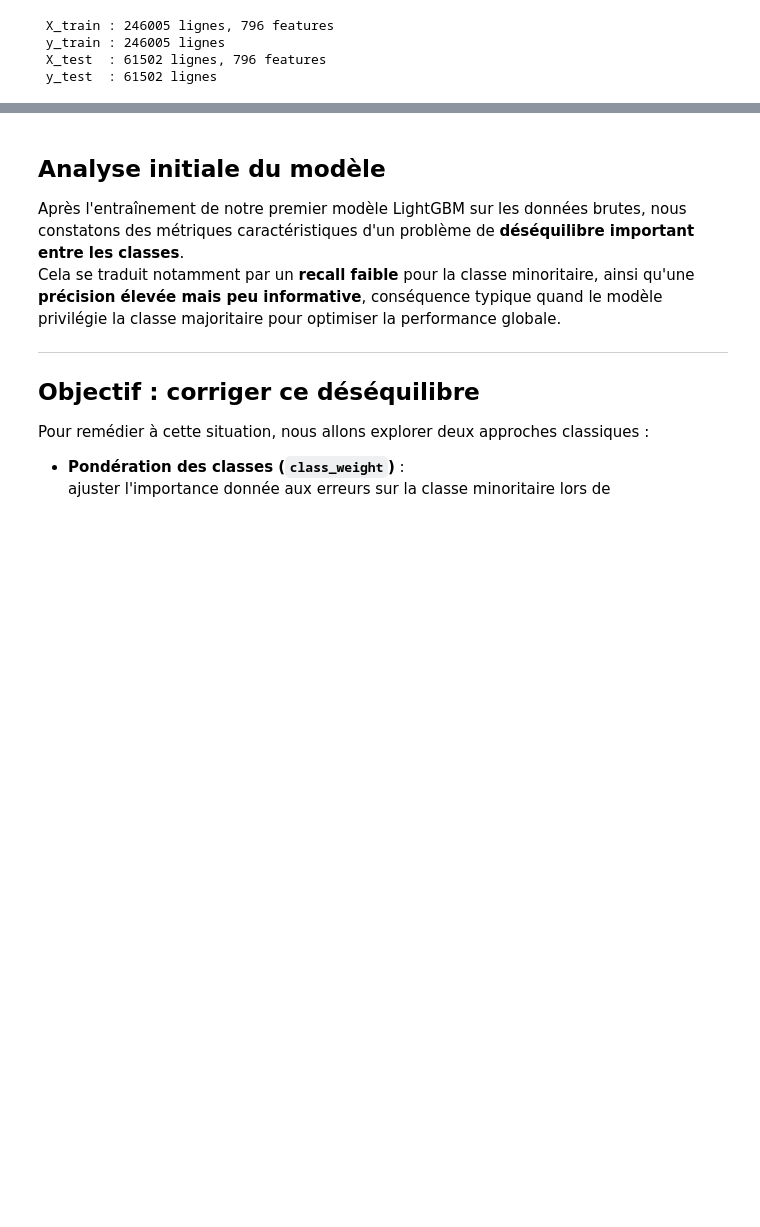
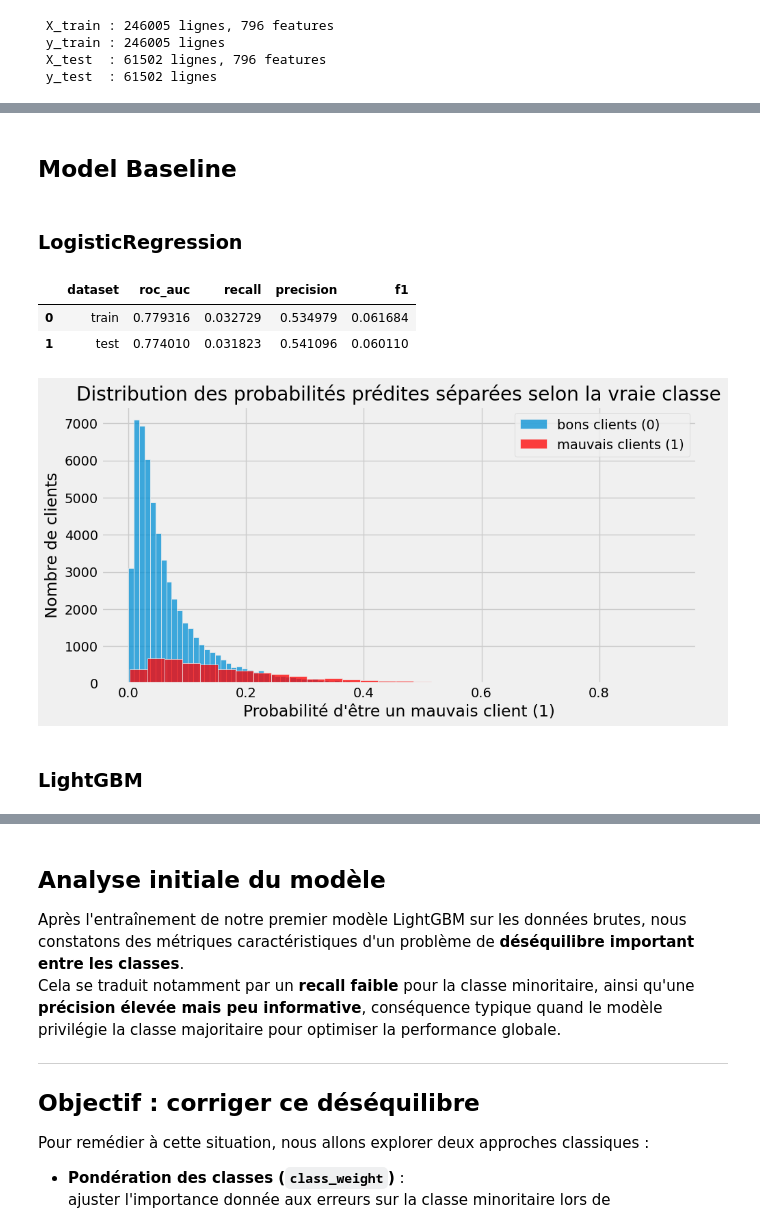
Before and after one commit to sabriatl/Dashboard-Prediction-du-risque-de-defaut-de-paiement, a Jupyter notebook: notebooks_projet/projet_7_notebook.ipynb, the cells around one changed output, grey strips where cells are left out. Cells and saved outputs as stored; diff of their text form; code cells hidden in the pictures; blank space fills up the shorter version.

```diff
--- a/notebooks_projet/projet_7_notebook.ipynb
+++ b/notebooks_projet/projet_7_notebook.ipynb
@@ -861,0 +848,4 @@ X
+# %% [markdown]
+## Model Baseline
+# %% [markdown]
+### LogisticRegression
@@ -862,3 +872,79 @@ X
+# %%
+# Entraînement + tracking MLflow
+with mlflow.start_run():
+
+    # Entraînement
+    pipeline.fit(X_train, y_train)
+
+    # Prédictions
+    y_proba = pipeline.predict_proba(X_test)[:, 1]
+    y_pred = pipeline.predict(X_test)
+
+    y_proba_train = pipeline.predict_proba(X_train)[:, 1]
+    y_pred_train = pipeline.predict(X_train)
+
+    # Calcul des métriques
+    auc = roc_auc_score(y_test, y_proba)
+    recall = recall_score(y_test, y_pred)
+    precision = precision_score(y_test, y_pred)
+    f1 = f1_score(y_test, y_pred)
+
+    auc_train = roc_auc_score(y_train, y_proba_train)
+    recall_train = recall_score(y_train, y_pred_train)
+    precision_train = precision_score(y_train, y_pred_train)
+    f1_train = f1_score(y_train, y_pred_train)
+
+    # Log des métriques
+    mlflow.log_metric("roc_auc", auc)
+    mlflow.log_metric("recall", recall)
+    mlflow.log_metric("precision", precision)
+    mlflow.log_metric("f1", f1)
+
+    mlflow.log_metric("roc_auc_train", auc_train)
+    mlflow.log_metric("recall_train", recall_train)
+    mlflow.log_metric("precision_train", precision_train)
+    mlflow.log_metric("f1_train", f1_train)
+
+    # Log des hyperparamètres du modèle
+    for param_name, value in pipeline.named_steps['model'].get_params().items():
+        mlflow.log_param(param_name, value)
+
+    # Log du pipeline complet (preprocessing + smote + modèle)
+    signature = infer_signature(X_train, pipeline.predict(X_train))
+    mlflow.sklearn.log_model(pipeline, name="pipeline", signature=signature, input_example=X_train.iloc[:5])
+
+    # Affichage des métriques
+    results = pd.DataFrame({
+        "dataset": ["train", "test"],
+        "roc_auc": [auc_train, auc],
+        "recall": [recall_train, recall],
+        "precision": [precision_train, precision],
+        "f1": [f1_train, f1]
+    })
+
+    display(results)
+# %% [output]
+|  | dataset | roc_auc | recall | precision | f1 |
+| 0 | train | 0.779316 | 0.032729 | 0.534979 | 0.061684 |
+| 1 | test | 0.774010 | 0.031823 | 0.541096 | 0.060110 |
+# %%
+plt.figure(figsize=(10,5))
+
+# Histogramme pour les bons clients
+sns.histplot(y_proba[y_test==0], bins=100, label='bons clients (0)')
+
+# Histogramme pour les mauvais clients
+sns.histplot(y_proba[y_test==1], bins=30,  color='red', label='mauvais clients (1)')
+
+plt.xlabel("Probabilité d'être un mauvais client (1)")
+plt.ylabel("Nombre de clients")
+plt.title("Distribution des probabilités prédites séparées selon la vraie classe")
+plt.legend()
+plt.show()
+# %% [output]
+[figure, added]
+# %% [markdown]
+### LightGBM
 # %%
 # Déterminer les colonnes à scaler (plus de 10 modalités)
 cols_to_scale = [col for col in X.columns if X[col].nunique() > 10]
```
Also changed, not shown: parts of 35 cells of this notebook.
